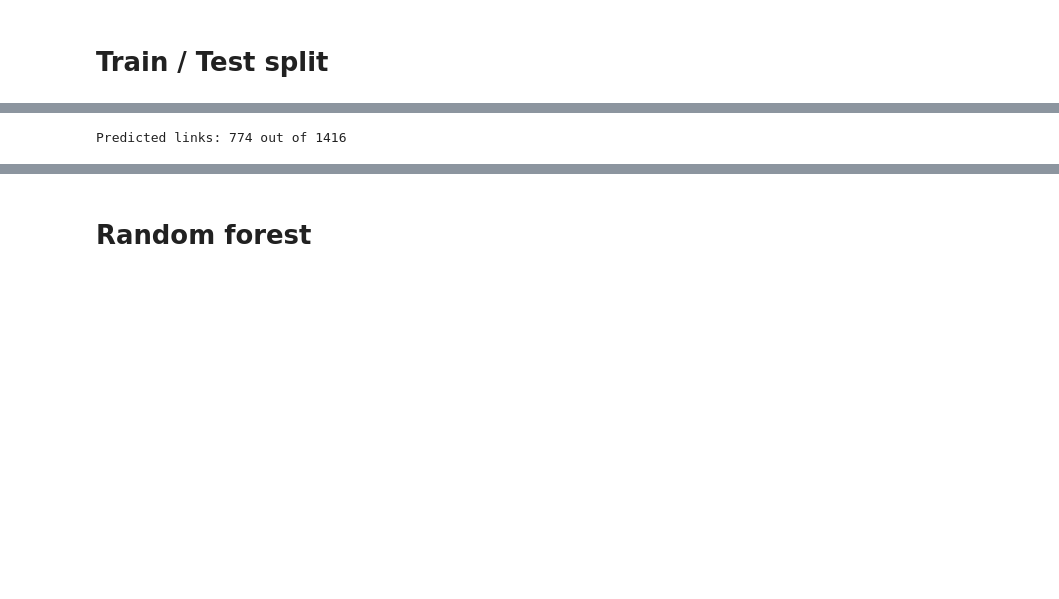
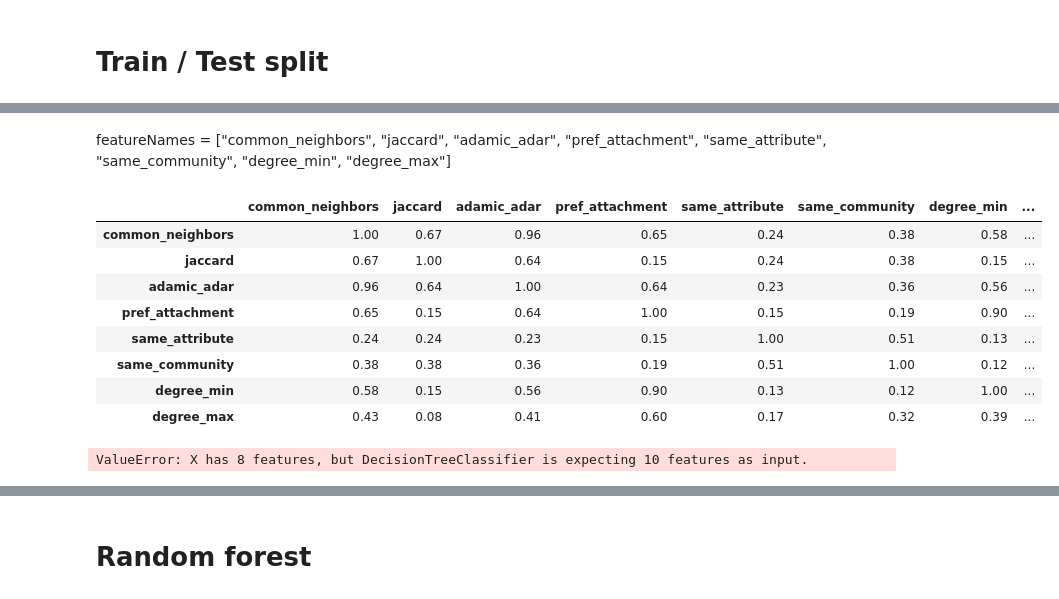
Before and after one commit to jacobgroot/FDS_2, a Jupyter notebook: kristupas.ipynb, the cells around one changed output, grey strips where cells are left out. Cells and saved outputs as stored; diff of their text form; code cells hidden in the pictures; blank space fills up the shorter version.

```diff
--- a/kristupas.ipynb
+++ b/kristupas.ipynb
@@ -185,3 +273,18 @@ AUC: 0.908
+# %% [markdown]
+featureNames = ["common_neighbors", "jaccard", "adamic_adar", "pref_attachment", "same_attribute",
+                "same_community", "degree_min", "degree_max"]
+# %%
+pd.DataFrame(X, columns=featureNames).corr().round(2)
+# %% [output]
+|  | common_neighbors | jaccard | adamic_adar | pref_attachment | same_attribute | same_community | degree_min | ... |
+| common_neighbors | 1.00 | 0.67 | 0.96 | 0.65 | 0.24 | 0.38 | 0.58 | ... |
+| jaccard | 0.67 | 1.00 | 0.64 | 0.15 | 0.24 | 0.38 | 0.15 | ... |
+| adamic_adar | 0.96 | 0.64 | 1.00 | 0.64 | 0.23 | 0.36 | 0.56 | ... |
+| pref_attachment | 0.65 | 0.15 | 0.64 | 1.00 | 0.15 | 0.19 | 0.90 | ... |
+| same_attribute | 0.24 | 0.24 | 0.23 | 0.15 | 1.00 | 0.51 | 0.13 | ... |
+| same_community | 0.38 | 0.38 | 0.36 | 0.19 | 0.51 | 1.00 | 0.12 | ... |
+| degree_min | 0.58 | 0.15 | 0.56 | 0.90 | 0.13 | 0.12 | 1.00 | ... |
+| degree_max | 0.43 | 0.08 | 0.41 | 0.60 | 0.17 | 0.32 | 0.39 | ... |
 # %%
 #Predicting the real test pairs
 
@@ -202,8 +305,9 @@ for i in inpTest:
     inp.append(getFeature(G, i[0], i[1]))
 
 predictionsDT = model.predict(np.array(inp))
+pd.DataFrame(predictionsDT).to_csv('solution_predictions.csv', index=True, header=["prediction"], index_label="ID")
 # %% [output]
-Predicted links: 774 out of 1416
+ValueError: X has 8 features, but DecisionTreeClassifier is expecting 10 features as input.
 # %%
 # Predictions on the test set
 y_pred = model.predict(X_test)
```
Also changed, not shown: parts of 13 cells of this notebook, 1 other file.
